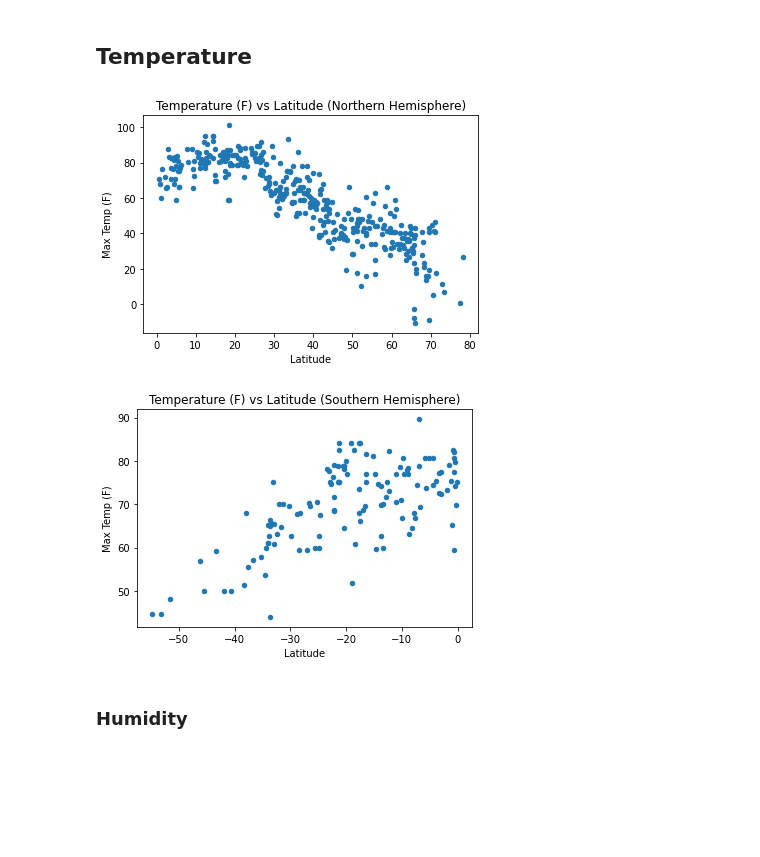
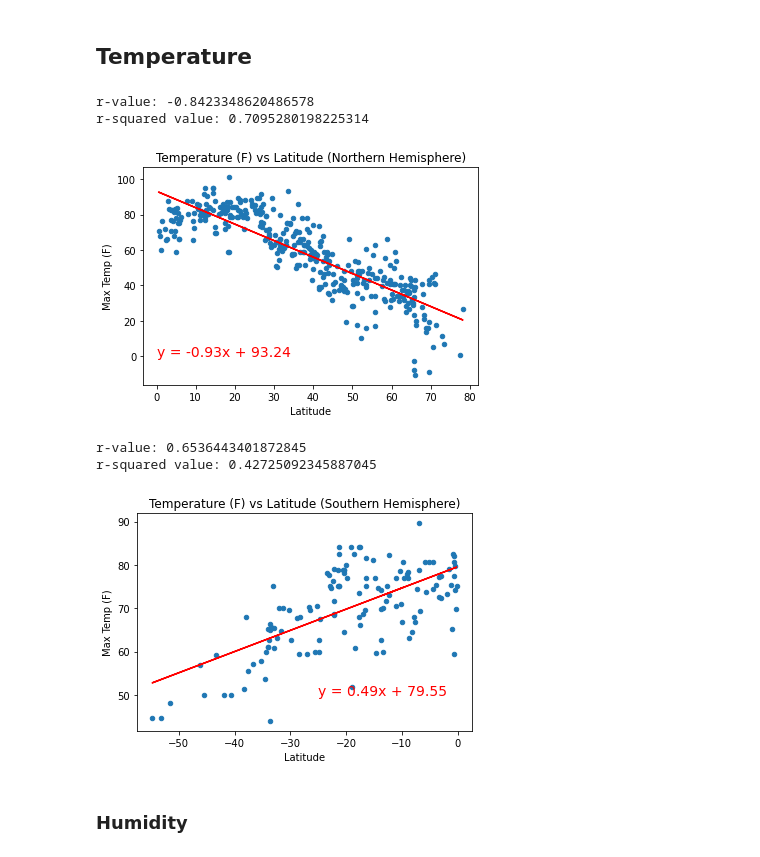
Before and after one commit to nconnel4/python-api-challenge, a Jupyter notebook: weatherpy/weatherpy.ipynb, the cells around one changed output. Drawn from its saved outputs; the diff is of its cells as text; code cells hidden in the pictures; blank space fills up the shorter version.

Commit message:
Add linear regression for temperature vs lat

```diff
--- a/weatherpy/weatherpy.ipynb
+++ b/weatherpy/weatherpy.ipynb
@@ -100,21 +100,56 @@ sh_weather_df = weather_df.loc[weather_df['Lat'] < 0]
 ## Data Analysis by Hemisphere
 # %% [markdown]
 ## Temperature
-# %%
-nh_weather_df.plot(kind='scatter', x='Lat', y='Max Temp')
-plt.xlabel('Latitude')
-plt.ylabel('Max Temp (F)')
-plt.title('Temperature (F) vs Latitude (Northern Hemisphere)')
-plt.show()
-
-sh_weather_df.plot(kind='scatter', x='Lat', y='Max Temp')
-plt.xlabel('Latitude')
-plt.ylabel('Max Temp (F)')
-plt.title('Temperature (F) vs Latitude (Southern Hemisphere)')
-plt.show()
-# %% [output]
-[figure, removed]
-[figure, removed]
+# %%
+# Northern Hemisphere
+
+lat = nh_weather_df['Lat']
+temp = nh_weather_df['Max Temp']
+
+# get regression values
+(slope, intercept, rvalue, pvalue, stderr) = linregress(lat, temp)
+regress_values = lat * slope + intercept
+line_eq = 'y = ' + str(round(slope, 2)) + 'x + ' + str(round(intercept, 2))
+
+print(f'r-value: {rvalue}')
+print(f'r-squared value: {rvalue ** 2}')
+
+nh_weather_df.plot(kind='scatter', x='Lat', y='Max Temp')
+plt.xlabel('Latitude')
+plt.ylabel('Max Temp (F)')
+plt.title('Temperature (F) vs Latitude (Northern Hemisphere)')
+plt.plot(lat, regress_values, 'r-')
+plt.annotate(line_eq, (0, 0), fontsize=14, color='red')
+plt.show()
+# %% [output]
+r-value: -0.8423348620486578
+r-squared value: 0.7095280198225314
+[figure, added]
+# %%
+# Southern Hempisphere
+
+lat = sh_weather_df['Lat']
+temp = sh_weather_df['Max Temp']
+
+# get regression values
+(slope, intercept, rvalue, pvalue, stderr) = linregress(lat, temp)
+regress_values = lat * slope + intercept
+line_eq = 'y = ' + str(round(slope, 2)) + 'x + ' + str(round(intercept, 2))
+
+print(f'r-value: {rvalue}')
+print(f'r-squared value: {rvalue ** 2}')
+
+sh_weather_df.plot(kind='scatter', x='Lat', y='Max Temp')
+plt.xlabel('Latitude')
+plt.ylabel('Max Temp (F)')
+plt.title('Temperature (F) vs Latitude (Southern Hemisphere)')
+plt.plot(lat, regress_values, 'r-')
+plt.annotate(line_eq, (-25, 50), fontsize=14, color='red')
+plt.show()
+# %% [output]
+r-value: 0.6536443401872845
+r-squared value: 0.42725092345887045
+[figure, added]
 # %% [markdown]
 ### Humidity
 # %%
```
